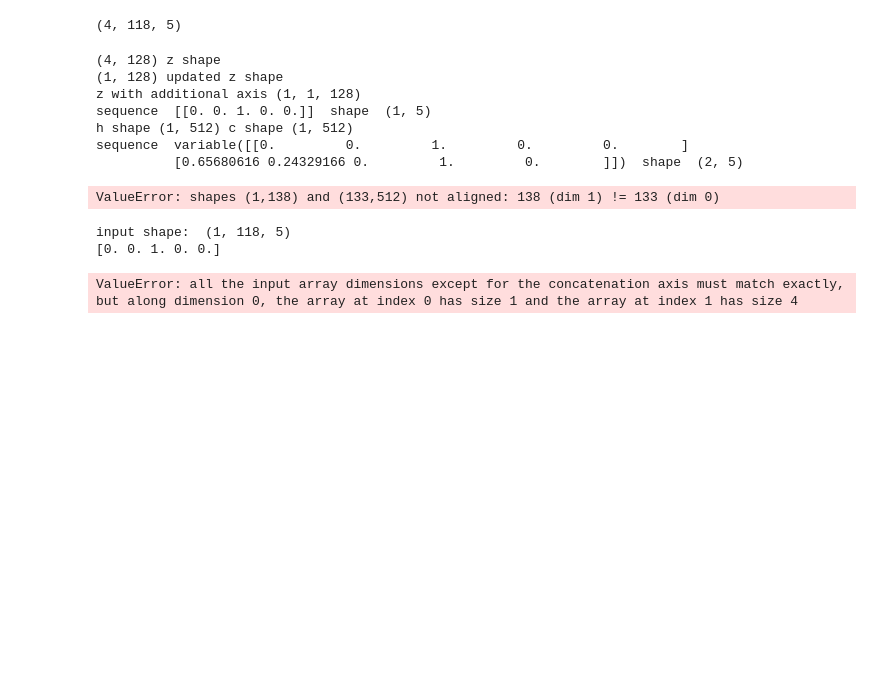
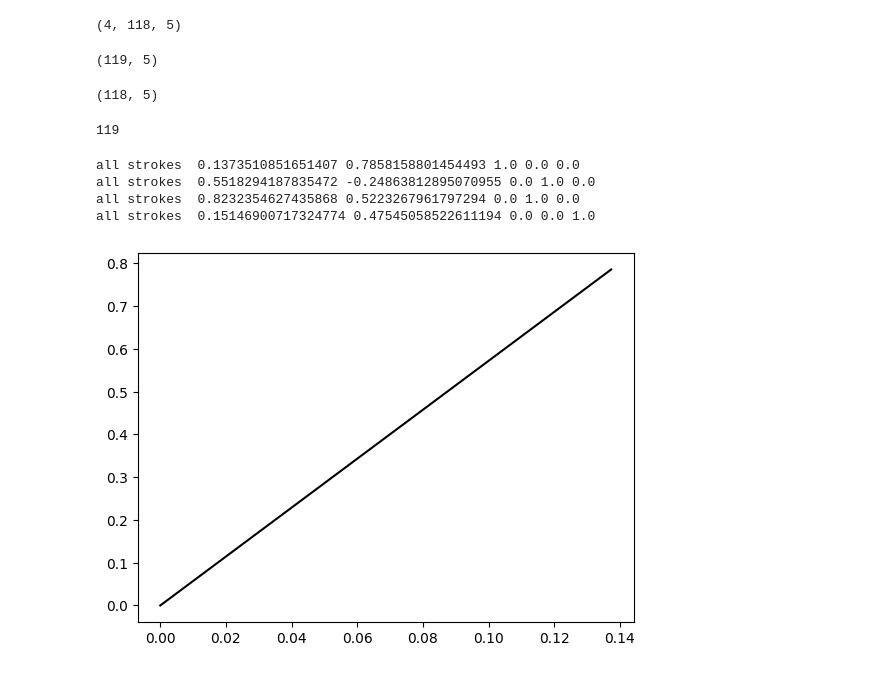
Before and after one commit to hunkim98/pixel-art-ai, a Jupyter notebook: sketchrnn/test.ipynb, the cells around one changed output. Cells and saved outputs as stored; diff of their text form; code cells hidden in the pictures; blank space fills up the shorter version.

```diff
--- a/sketchrnn/test.ipynb
+++ b/sketchrnn/test.ipynb
@@ -753,7 +763,7 @@ grad_clip = 1.0
 temperature = 0.4
 max_seq_length = 200
 
-epochs = 1
+epochs = 20
 
 kl_div_loss = KLDivergenceLoss()
 recon_loss = ReconstructionLoss()
@@ -834,12 +844,11 @@ class SketchVAE(M.Model):
 
         z, _, _ = self.encoder(inputs)
 
-        print(z.shape, "z shape")
         # get only the first z batch
         z_count = z.shape[0]
         if z_count > 1:
             z = F.expand_dims(z[0], axis=0)
-        print(z.shape, "updated z shape")
+
 
         # z_shape is (batch_size, d_z) = (1, d_z)
         seq_len = inputs.shape[1]
@@ -856,17 +865,12 @@ class SketchVAE(M.Model):
         h = None
         c = None
 
-
-
-        print("z with additional axis", F.expand_dims(z, axis=0).shape)
         with dezero.no_grad():
             for i in range(longest_seq_len):
                 # we must make s a batch (1, 1, 5)
-                morphed_s = F.reshape(seq, (1, 1, -1))
+                morphed_s = F.reshape(seq[-1], (1, 1, -1))
                 dec_inputs = F.cat((morphed_s, F.expand_dims(z, axis=0)), axis=2)
 
-
-                print("sequence ", seq, " shape ", seq.shape)
                 if h is None or c is None:
                     bgm, q_logits, h, c = self.decoder(dec_inputs, z)
                 else:
@@ -902,8 +906,7 @@ class SketchVAE(M.Model):
                 seq = F.cat((seq, F.expand_dims(s, axis=0)), axis=0)
                 if s[4] == 1:
                     break
-
-        print(seq)
+        return seq
 # %%
 from dezero.optimizers import Adam
 
@@ -911,6 +914,7 @@ model = SketchVAE(d_z, enc_hidden_size, dec_hidden_size, longest_seq_len)
 optimizer = Adam().setup(model)
 
 test_batch = None
+interval = 10
 for epoch in range(epochs):
     avg_loss = 0
     cnt = 0
@@ -923,8 +927,8 @@ for epoch in range(epochs):
         loss.backward()
         optimizer.update()
         avg_loss += loss.data
-        interval = 10
-        print("hihihh")
         if cnt % interval == 0:
             epoch_detail = epoch + cnt / strokes.max_iter
             print(f"Epoch {epoch_detail} Iteration {cnt} loss: {avg_loss / cnt}")
+            plot_strokes_sequence(test_batch[0])
+            plot_strokes_sequence(model.conditional_generation(test_batch))
@@ -956,13 +939,4 @@ print(x.shape)
 # %% [output]
 (4, 118, 5)
 # %%
-model.conditional_generation(x)
+generated = model.conditional_generation(x)
-# %% [output]
-(4, 128) z shape
-(1, 128) updated z shape
-z with additional axis (1, 1, 128)
-sequence  [[0. 0. 1. 0. 0.]]  shape  (1, 5)
-h shape (1, 512) c shape (1, 512)
-sequence  variable([[0.         0.         1.         0.         0.        ]
-          [0.65680616 0.24329166 0.         1.         0.        ]])  shape  (2, 5)
-ValueError: shapes (1,138) and (133,512) not aligned: 138 (dim 1) != 133 (dim 0)
@@ -1077,12 +943,20 @@ class Sampler:
-# %%
-sampler = Sampler(model.encoder, model.decoder)
-
-batch_data = x[0:num_elemnts] # since we trained with batch size of 4, we can only sample 4 sketches
-# add dimension to make it compatible with the model, batch
-print("input shape: ",batch_data.shape) # we have one batch
-
-sample = sampler.sample(batch_data, temperature=1)
-# %% [output]
-input shape:  (1, 118, 5)
-[0. 0. 1. 0. 0.]
-ValueError: all the input array dimensions except for the concatenation axis must match exactly, but along dimension 0, the array at index 0 has size 1 and the array at index 1 has size 4
+# %%
+generated.shape
+# %% [output]
+(119, 5)
+# %%
+x[0].shape
+# %% [output]
+(118, 5)
+# %%
+len(generated)
+# %% [output]
+119
+# %%
+plot_strokes_sequence(generated.data)
+# %% [output]
+all strokes  0.1373510851651407 0.7858158801454493 1.0 0.0 0.0
+all strokes  0.5518294187835472 -0.24863812895070955 0.0 1.0 0.0
+all strokes  0.8232354627435868 0.5223267961797294 0.0 1.0 0.0
+all strokes  0.15146900717324774 0.47545058522611194 0.0 0.0 1.0
+[figure, added]
```
Also changed, not shown: parts of 10 cells of this notebook.
